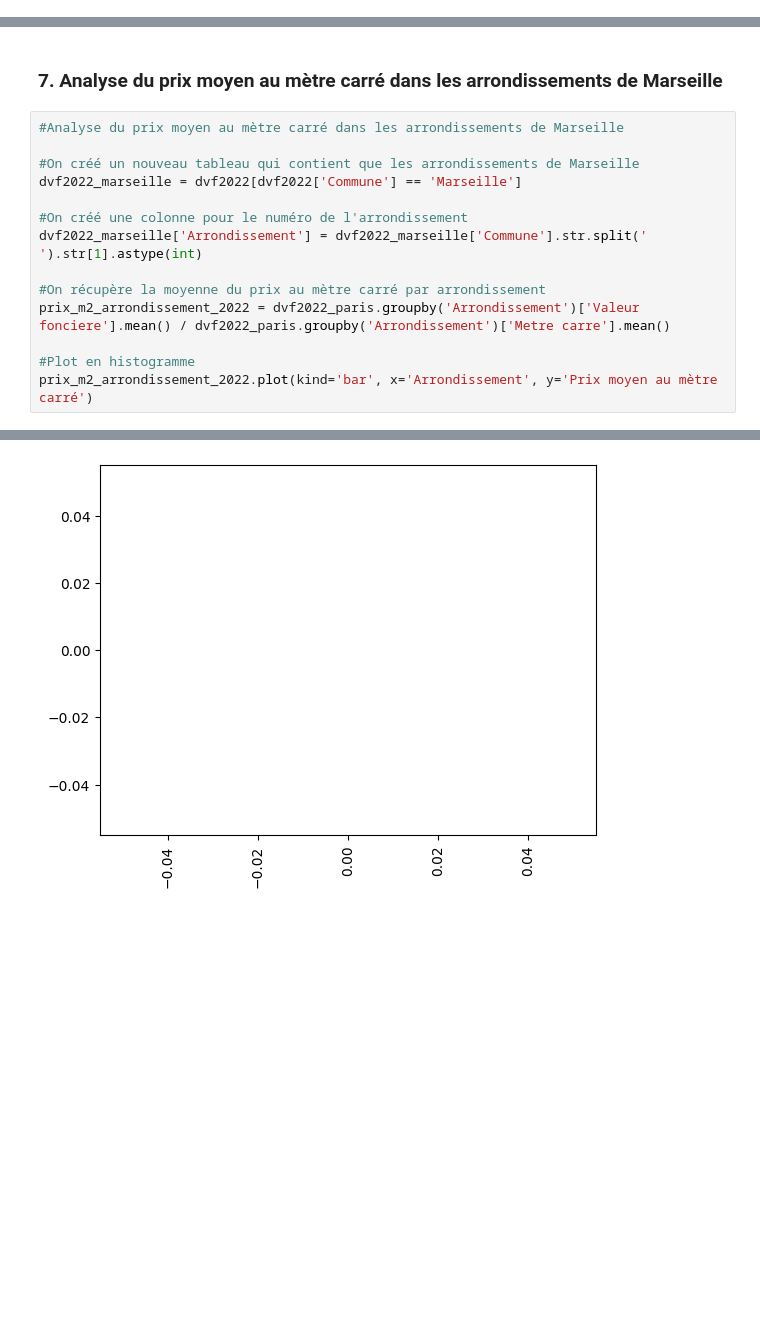
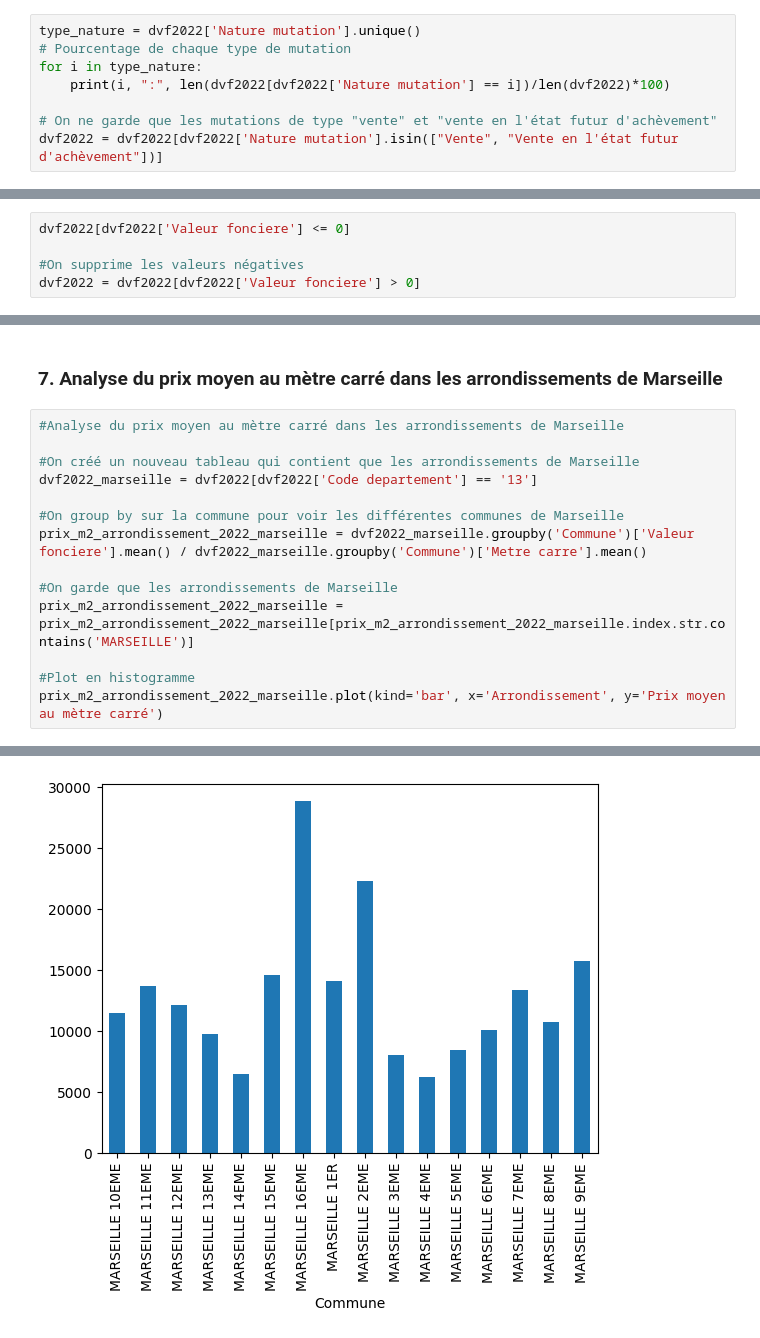
Before and after one commit to yannvillellas/Analysis-of-DVF-data, a Jupyter notebook: rapport.ipynb, the cells around one changed output, grey strips where cells are left out. Saved outputs shown, nothing was run; the diff lists cells and outputs as text; blank space fills up the shorter version.

```diff
--- a/rapport.ipynb
+++ b/rapport.ipynb
@@ -77,0 +80,8 @@ On remarque qu'un tiers des valeurs foncières correspondent à des terrains.
+# %%
+type_nature = dvf2022['Nature mutation'].unique()
+# Pourcentage de chaque type de mutation
+for i in type_nature:
+    print(i, ":", len(dvf2022[dvf2022['Nature mutation'] == i])/len(dvf2022)*100)
+
+# On ne garde que les mutations de type "vente" et "vente en l'état futur d'achèvement"
+dvf2022 = dvf2022[dvf2022['Nature mutation'].isin(["Vente", "Vente en l'état futur d'achèvement"])]
@@ -137,3 +162,8 @@ dvf2019 = dvf2019.dropna()
+# %%
+dvf2022[dvf2022['Valeur fonciere'] <= 0]
+
+#On supprime les valeurs négatives
+dvf2022 = dvf2022[dvf2022['Valeur fonciere'] > 0]
 # %% [markdown]
 ## Début de l'analyse de notre jeu de données
 # %% [markdown]
@@ -268,14 +317,14 @@ See the caveats in the documentation: https://pandas.pydata.org/pandas-docs/stab
 #Analyse du prix moyen au mètre carré dans les arrondissements de Marseille
 
 #On créé un nouveau tableau qui contient que les arrondissements de Marseille
-dvf2022_marseille = dvf2022[dvf2022['Commune'] == 'Marseille']
+dvf2022_marseille = dvf2022[dvf2022['Code departement'] == '13']
 
-#On créé une colonne pour le numéro de l'arrondissement
-dvf2022_marseille['Arrondissement'] = dvf2022_marseille['Commune'].str.split(' ').str[1].astype(int)
+#On group by sur la commune pour voir les différentes communes de Marseille
+prix_m2_arrondissement_2022_marseille = dvf2022_marseille.groupby('Commune')['Valeur fonciere'].mean() / dvf2022_marseille.groupby('Commune')['Metre carre'].mean()
 
-#On récupère la moyenne du prix au mètre carré par arrondissement
-prix_m2_arrondissement_2022 = dvf2022_paris.groupby('Arrondissement')['Valeur fonciere'].mean() / dvf2022_paris.groupby('Arrondissement')['Metre carre'].mean()
+#On garde que les arrondissements de Marseille
+prix_m2_arrondissement_2022_marseille = prix_m2_arrondissement_2022_marseille[prix_m2_arrondissement_2022_marseille.index.str.contains('MARSEILLE')]
 
 #Plot en histogramme
-prix_m2_arrondissement_2022.plot(kind='bar', x='Arrondissement', y='Prix moyen au mètre carré')
+prix_m2_arrondissement_2022_marseille.plot(kind='bar', x='Arrondissement', y='Prix moyen au mètre carré')
 # %% [output]
@@ -283 +332 @@ IndexError: index 0 is out of bounds for axis 0 with size 0
-[figure, old version]
+[figure, new version]
```
Also changed, not shown: parts of 13 cells of this notebook, 3 other files.
